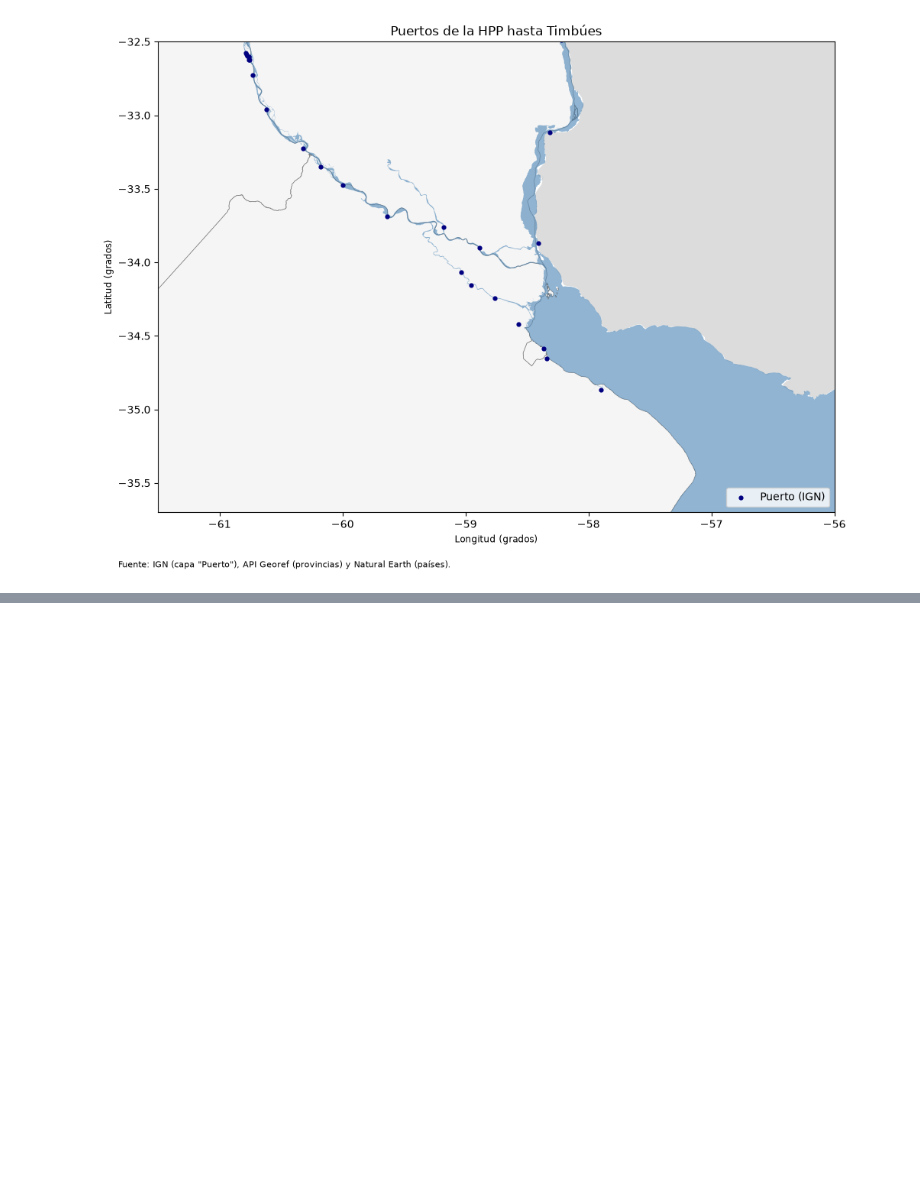
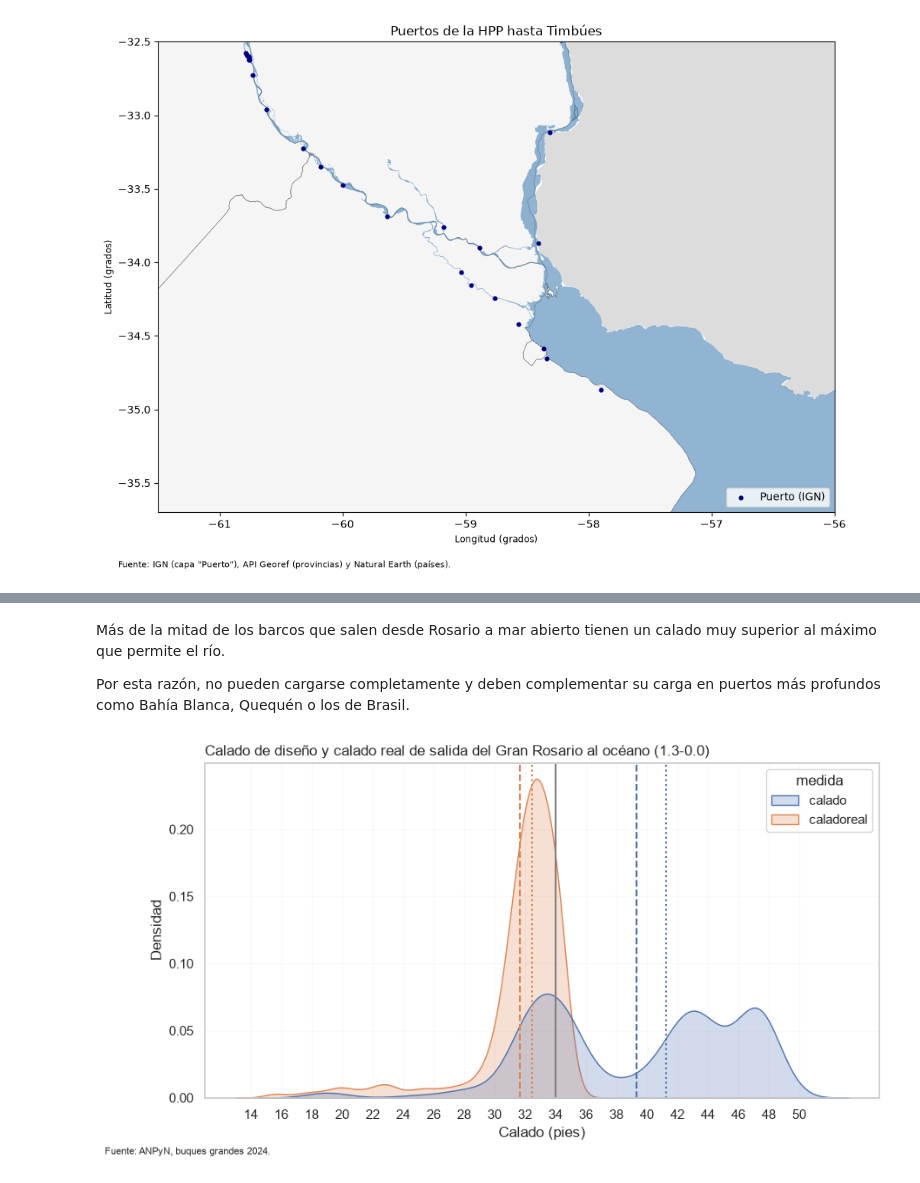
Before and after one commit to Demian-el06/Damian_Tp_integrador, a Jupyter notebook: TP6.ipynb, the cells around one changed output, grey strips where cells are left out. Cells and saved outputs as stored; diff of their text form; code cells hidden in the pictures; blank space fills up the shorter version.

```diff
--- a/TP6.ipynb
+++ b/TP6.ipynb
@@ -712,0 +939,26 @@ Name: count, dtype: int64
+# %% [markdown]
+Más de la mitad de los barcos que salen desde Rosario a mar abierto tienen un calado muy superior al máximo que permite el río.
+
+Por esta razón, no pueden cargarse completamente y deben complementar su carga en puertos más profundos como Bahía Blanca, Quequén o los de Brasil.
+# %%
+# Las dos distribuciones en formato largo: una fila por viaje y medida
+largo = salidas.melt(value_vars=['calado', 'caladoreal'], var_name='medida', value_name='pies')
+
+fig, ax = plt.subplots(figsize=(10, 5))
+sns.kdeplot(data=largo, x='pies', hue='medida', fill=True, common_norm=False, ax=ax)
+
+# Media (rayas) y mediana (puntos) de cada medida, del mismo color que su curva
+for medida, color in [('calado', 'C0'), ('caladoreal', 'C1')]:
+    pies = largo.loc[largo['medida'] == medida, 'pies']
+    ax.axvline(pies.mean(), color=color, linestyle='--', label=f'Media: {salidas[columna].mean():.2f} pies')
+    ax.axvline(pies.median(), color=color, linestyle=':')
+
+ax.axvline(34, color='gray')  # 34 pies: profundidad actual del canal
+ax.set_title('Calado de diseño y calado real de salida del Gran Rosario al océano (1.3-0.0)', loc='left')
+ax.set_xlabel('Calado (pies)')
+ax.set_ylabel('Densidad')
+ax.set_xticks(range(14, 51, 2))
+fig.text(0.01, -0.02, 'Fuente: ANPyN, buques grandes 2024.', fontsize=8)
+plt.show()
+# %% [output]
+[figure, added]
```
Also changed, not shown: parts of 74 cells of this notebook, 7 other files.
